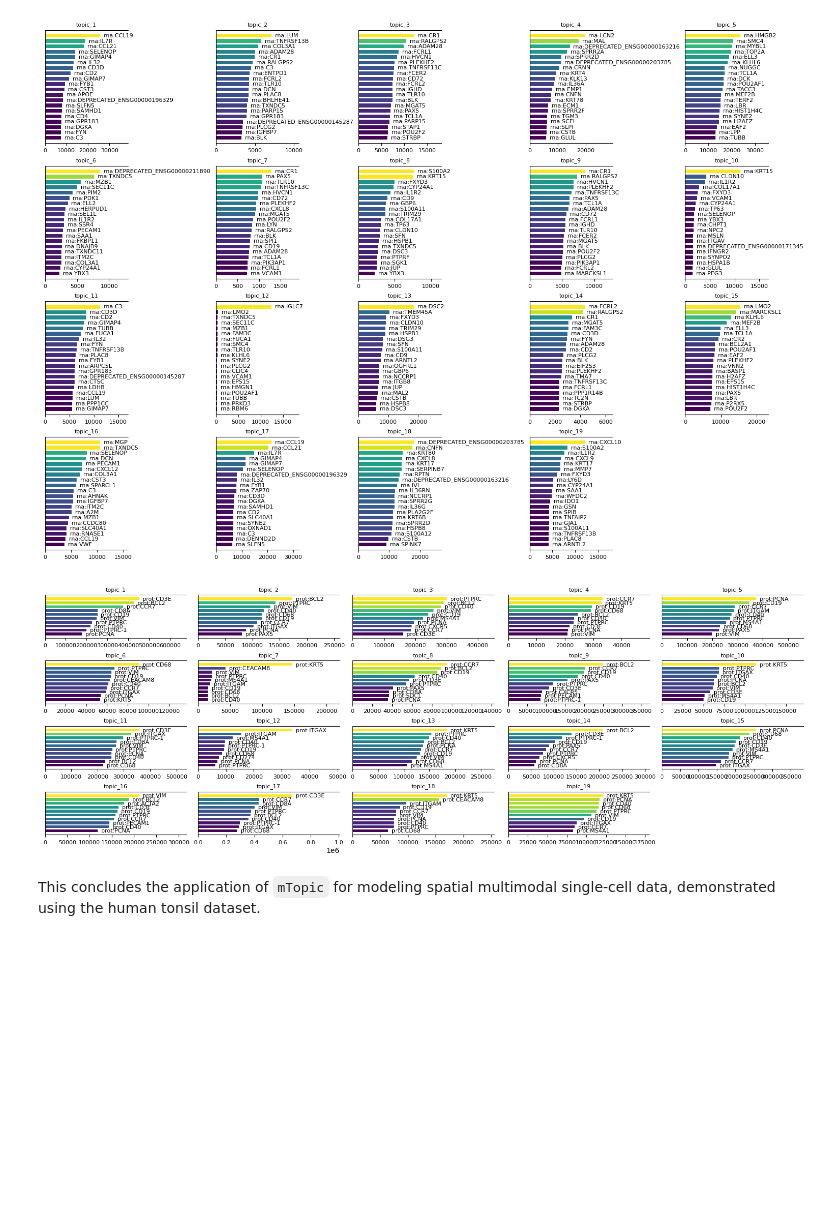
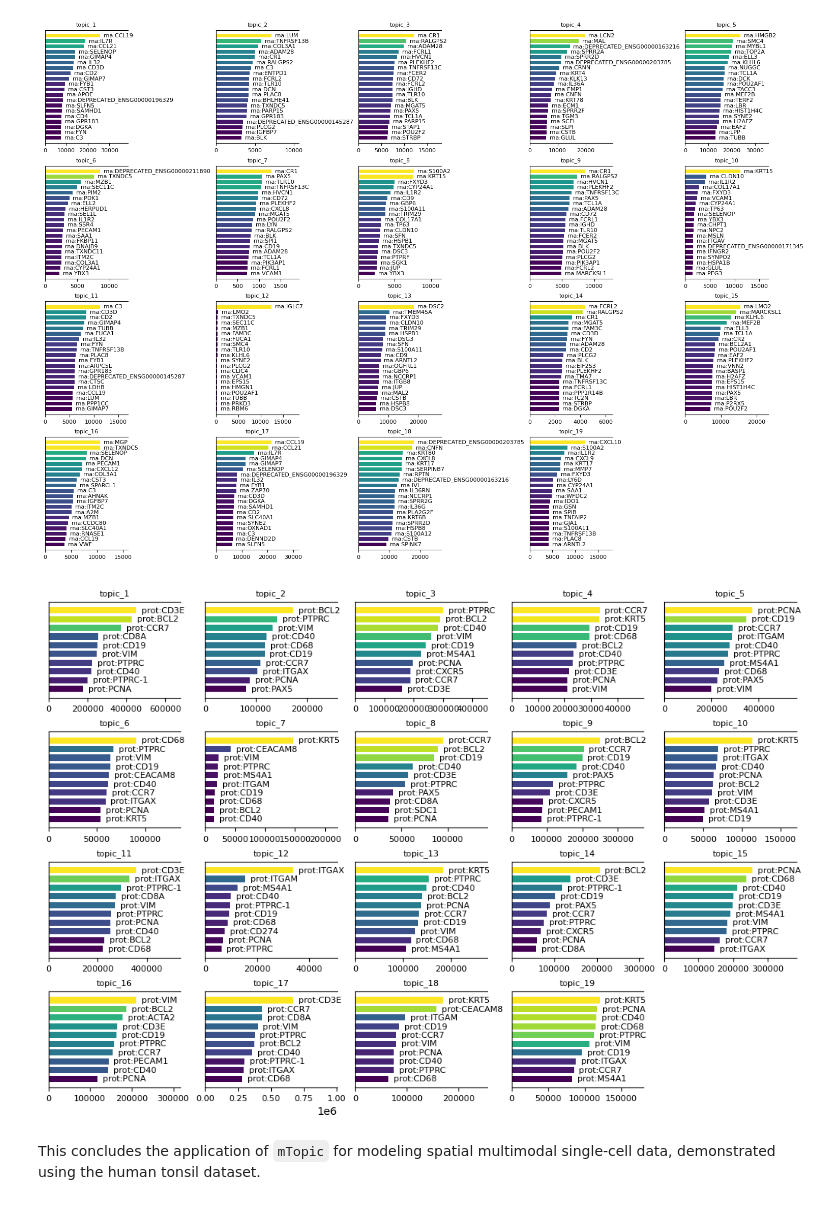
Before and after one commit to TabakaLab/mTopic, a Jupyter notebook: docs/source/notebooks/T3_Human_Tonsil_training.ipynb, the cells around one changed output. Cells and saved outputs as stored; diff of their text form; code cells hidden in the pictures; blank space fills up the shorter version.

```diff
--- a/docs/source/notebooks/T3_Human_Tonsil_training.ipynb
+++ b/docs/source/notebooks/T3_Human_Tonsil_training.ipynb
@@ -30,7 +30,7 @@ Load the prefiltered `MuData` object containing the human tonsil dataset. This d
 # %%
-ton = mtopic.read.h5mu('Human_Tonsil_RNA_Protein_filtered.h5mu')
+mdata = mtopic.read.h5mu('Human_Tonsil_RNA_Protein_filtered.h5mu')
 
-ton
+mdata
 # %% [output]
 MuData object with n_obs × n_vars = 4194 × 5027
   obs:  'in_tissue'
@@ -126,9 +127,9 @@ mtopic.pl.signatures(ton, mod='rna', n_top=20)
 # %% [output]
 [figure]
 # %%
-mtopic.pl.signatures(ton, mod='prot', n_top=10)
+mtopic.pl.signatures(mdata, mod='prot', n_top=10, figsize=(10, 7))
 # %% [output]
-[figure, old version]
+[figure, new version]
 # %% [markdown]
 This concludes the application of `mTopic` for modeling spatial multimodal single-cell data, demonstrated using the human tonsil dataset.
 # %%
```
Also changed, not shown: parts of 13 cells of this notebook, 12 other files.
